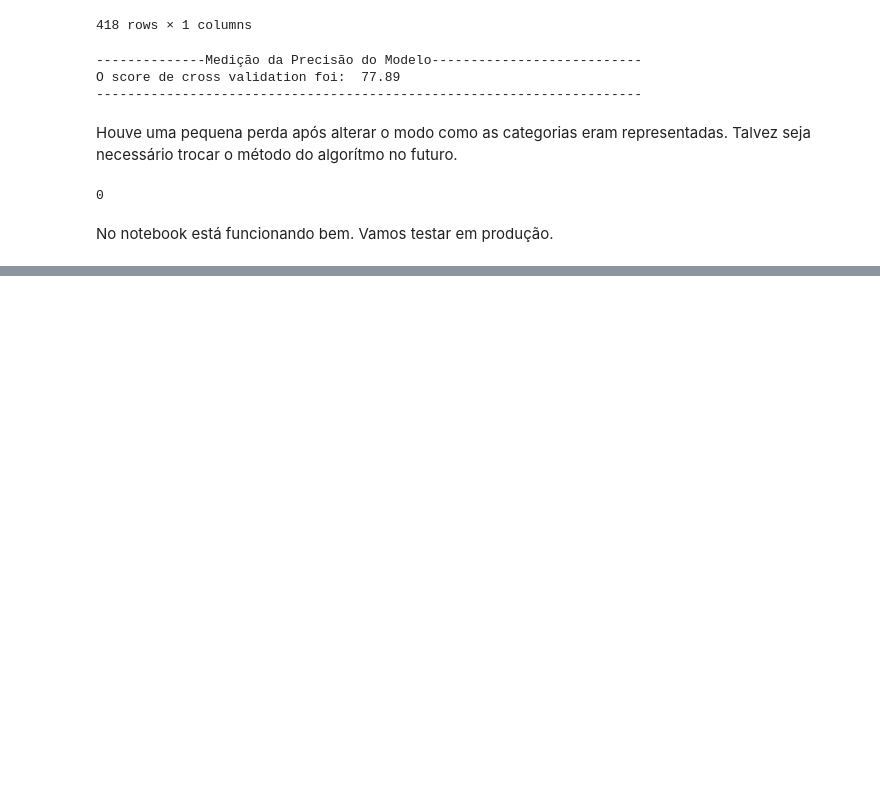
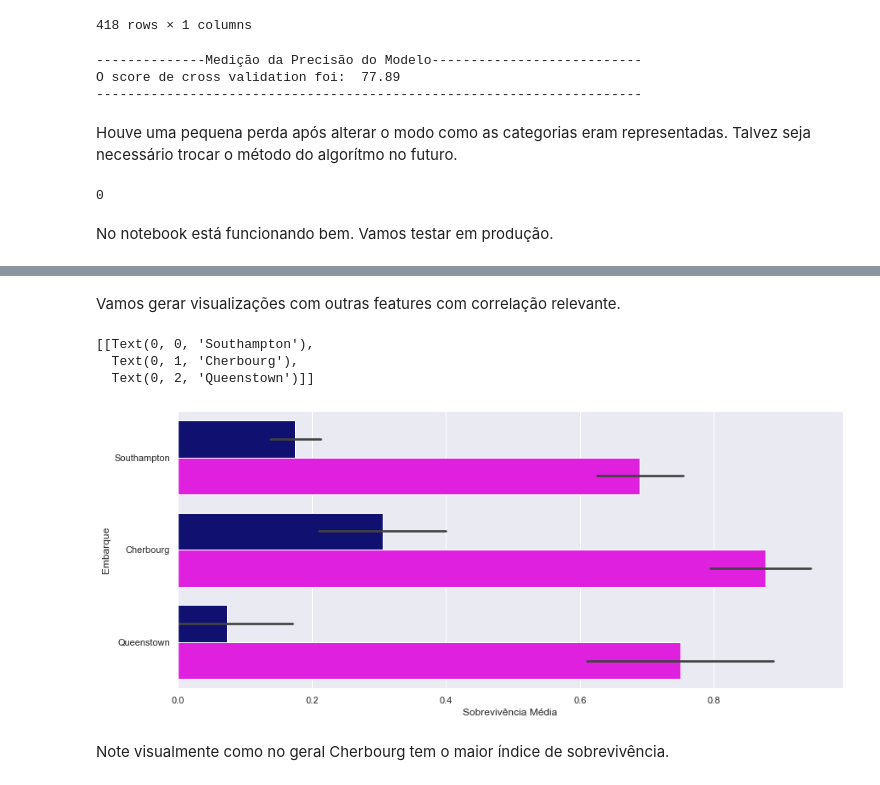
Before and after one commit to Rebeque/Titanic---Quem-sobreviveria-ETL-EDA-ML-Deploy-HTML-CSS-, a Jupyter notebook: Notebook_Titanic_Quem sobreviveria_v0.1.ipynb, the cells around one changed output, grey strips where cells are left out. Saved outputs shown, nothing was run; the diff lists cells and outputs as text; code cells hidden in the pictures; blank space fills up the shorter version.

```diff
--- a/Notebook_Titanic_Quem sobreviveria_v0.1.ipynb
+++ b/Notebook_Titanic_Quem sobreviveria_v0.1.ipynb
@@ -1478,0 +1498,17 @@ No notebook está funcionando bem. Vamos testar em produção.
+# %% [markdown]
+Vamos gerar visualizações com outras features com correlação relevante.
+# %%
+# Sobrevivência por local de embarque, por gênero:
+
+cores = ['navy', 'magenta']
+ax = sns.barplot(data=df_treino_original, x='Survived', y='Embarked', hue='Sex', palette=cores)
+plt.legend([],[], frameon=False)
+ax.set(xlabel='Sobrevivência Média', ylabel='Embarque')
+ax.set(yticklabels=['Southampton', 'Cherbourg', 'Queenstown'])
+# %% [output]
+[[Text(0, 0, 'Southampton'),
+  Text(0, 1, 'Cherbourg'),
+  Text(0, 2, 'Queenstown')]]
+[figure, added]
+# %% [markdown]
+Note visualmente como no geral Cherbourg tem o maior índice de sobrevivência.
```
Also changed, not shown: parts of 8 cells of this notebook.
